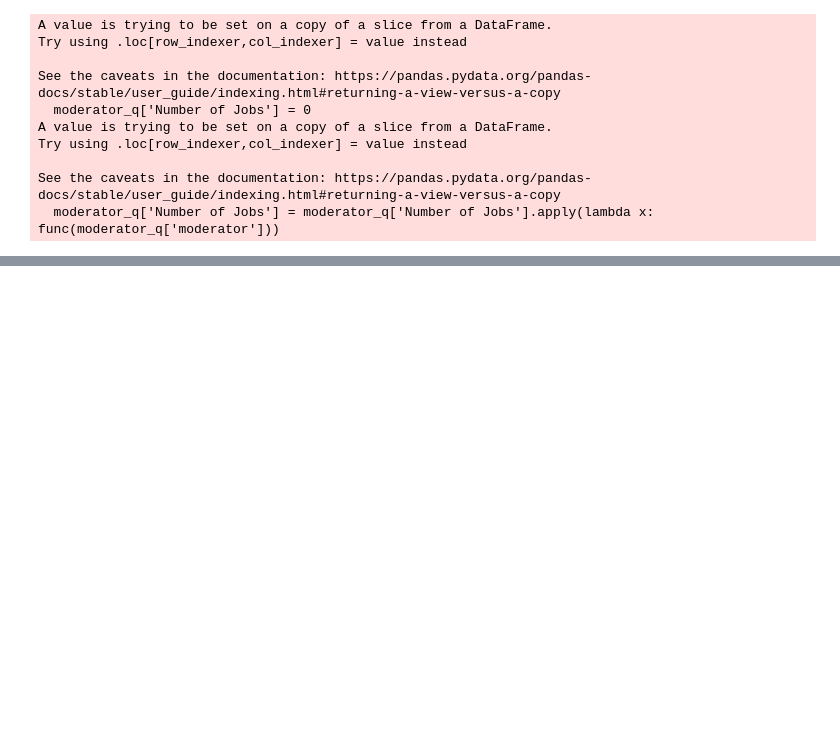
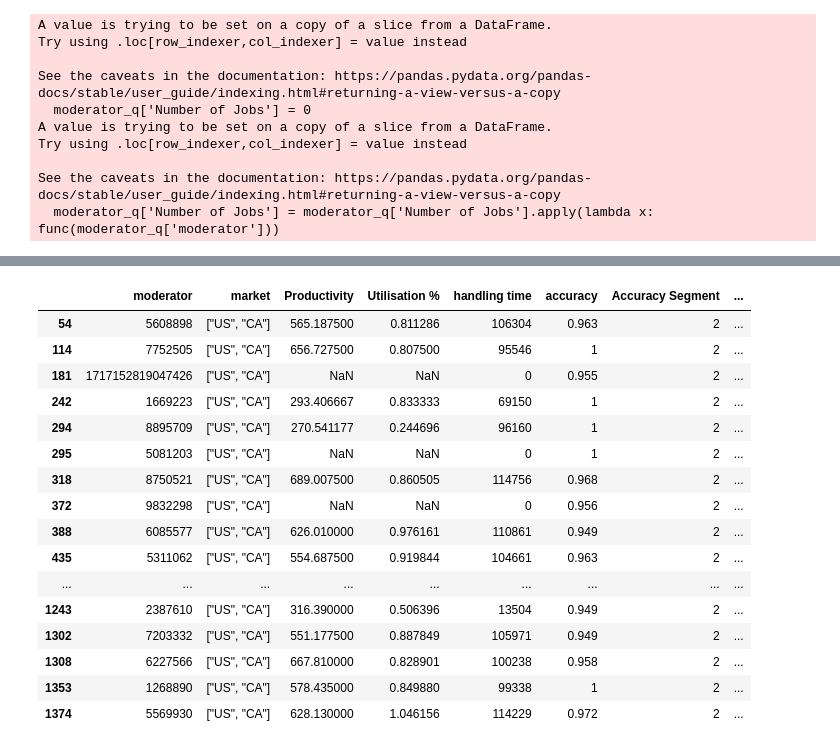
Before and after one commit to aerodromic/TikTokers, a Jupyter notebook: src/Moderator Queue.ipynb, the cells around one changed output, grey strips where cells are left out. Drawn from its saved outputs; the diff is of its cells as text; code cells hidden in the pictures; blank space fills up the shorter version.

Commit message:
Updated with new job hours policy

```diff
--- a/src/Moderator Queue.ipynb
+++ b/src/Moderator Queue.ipynb
@@ -236,0 +242,6 @@ moderator
+# %%
+## Least Job Hour Policy
+moderator_q['Number of Job Hours'] = moderator_q['Number of Jobs']*moderator_q['handling time']
+least_jobs_value = moderator_q['Number of Job Hours'].min()
+moderator = moderator_q.loc[moderator_q['Number of Job Hours'] == least_jobs_value, 'moderator'].values[0]
+moderator
@@ -236,0 +255,21 @@ moderator
+# %%
+# Need to clean the moderator data. Productivity and Utilisation cant be NaN and hadling time cannot be 0
+moderator_q
+# %% [output]
+|  | moderator | market | Productivity | Utilisation % | handling time | accuracy | Accuracy Segment | ... |
+| 54 | 5608898 | ["US", "CA"] | 565.187500 | 0.811286 | 106304 | 0.963 | 2 | ... |
+| 114 | 7752505 | ["US", "CA"] | 656.727500 | 0.807500 | 95546 | 1 | 2 | ... |
+| 181 | 1717152819047426 | ["US", "CA"] | NaN | NaN | 0 | 0.955 | 2 | ... |
+| 242 | 1669223 | ["US", "CA"] | 293.406667 | 0.833333 | 69150 | 1 | 2 | ... |
+| 294 | 8895709 | ["US", "CA"] | 270.541177 | 0.244696 | 96160 | 1 | 2 | ... |
+| 295 | 5081203 | ["US", "CA"] | NaN | NaN | 0 | 1 | 2 | ... |
+| 318 | 8750521 | ["US", "CA"] | 689.007500 | 0.860505 | 114756 | 0.968 | 2 | ... |
+| 372 | 9832298 | ["US", "CA"] | NaN | NaN | 0 | 0.956 | 2 | ... |
+| 388 | 6085577 | ["US", "CA"] | 626.010000 | 0.976161 | 110861 | 0.949 | 2 | ... |
+| 435 | 5311062 | ["US", "CA"] | 554.687500 | 0.919844 | 104661 | 0.963 | 2 | ... |
+| ... | ... | ... | ... | ... | ... | ... | ... | ... |
+| 1243 | 2387610 | ["US", "CA"] | 316.390000 | 0.506396 | 13504 | 0.949 | 2 | ... |
+| 1302 | 7203332 | ["US", "CA"] | 551.177500 | 0.887849 | 105971 | 0.949 | 2 | ... |
+| 1308 | 6227566 | ["US", "CA"] | 667.810000 | 0.828901 | 100238 | 0.958 | 2 | ... |
+| 1353 | 1268890 | ["US", "CA"] | 578.435000 | 0.849880 | 99338 | 1 | 2 | ... |
+| 1374 | 5569930 | ["US", "CA"] | 628.130000 | 1.046156 | 114229 | 0.972 | 2 | ... |
```
Also changed, not shown: parts of 5 cells of this notebook.
